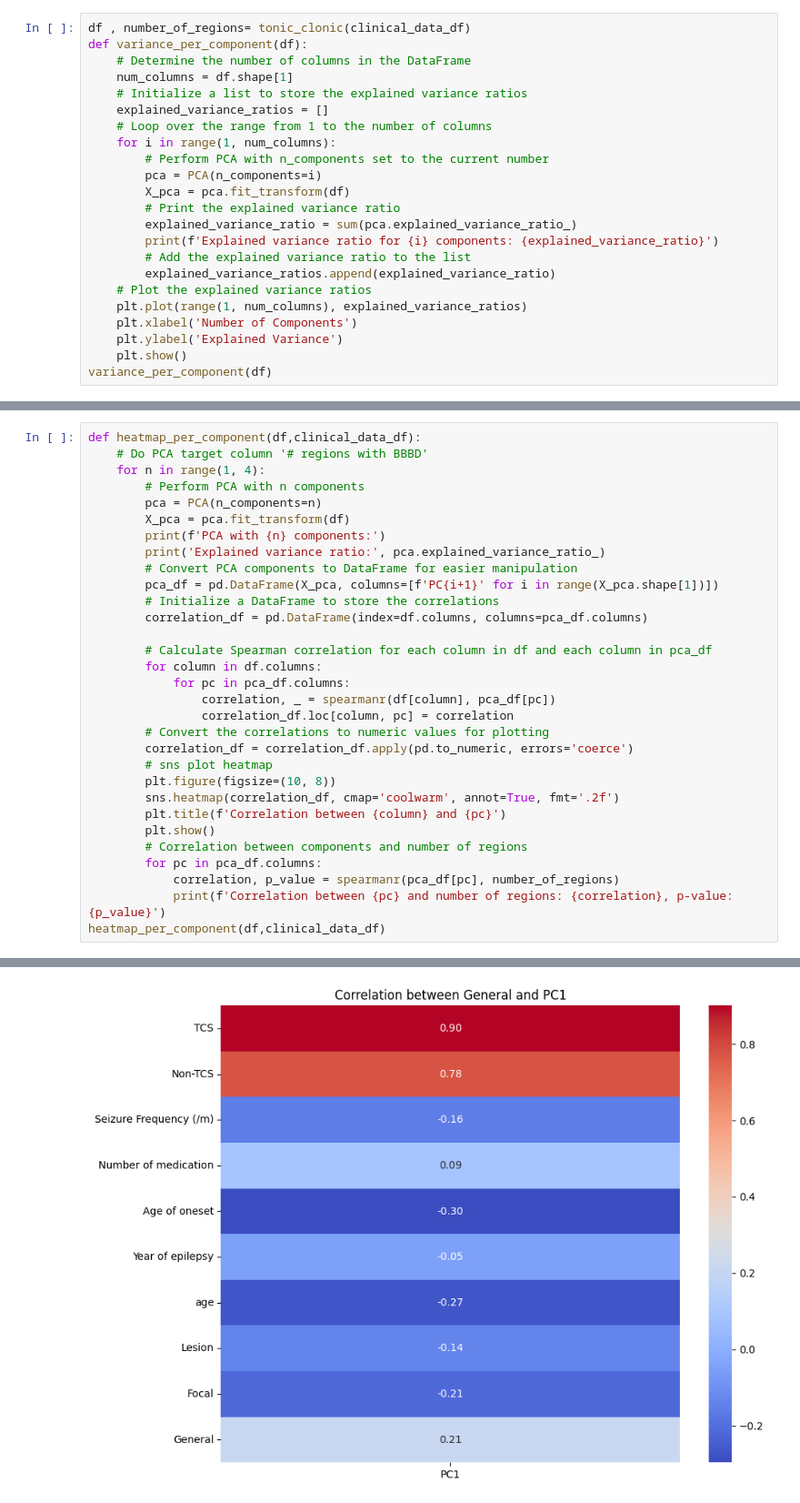
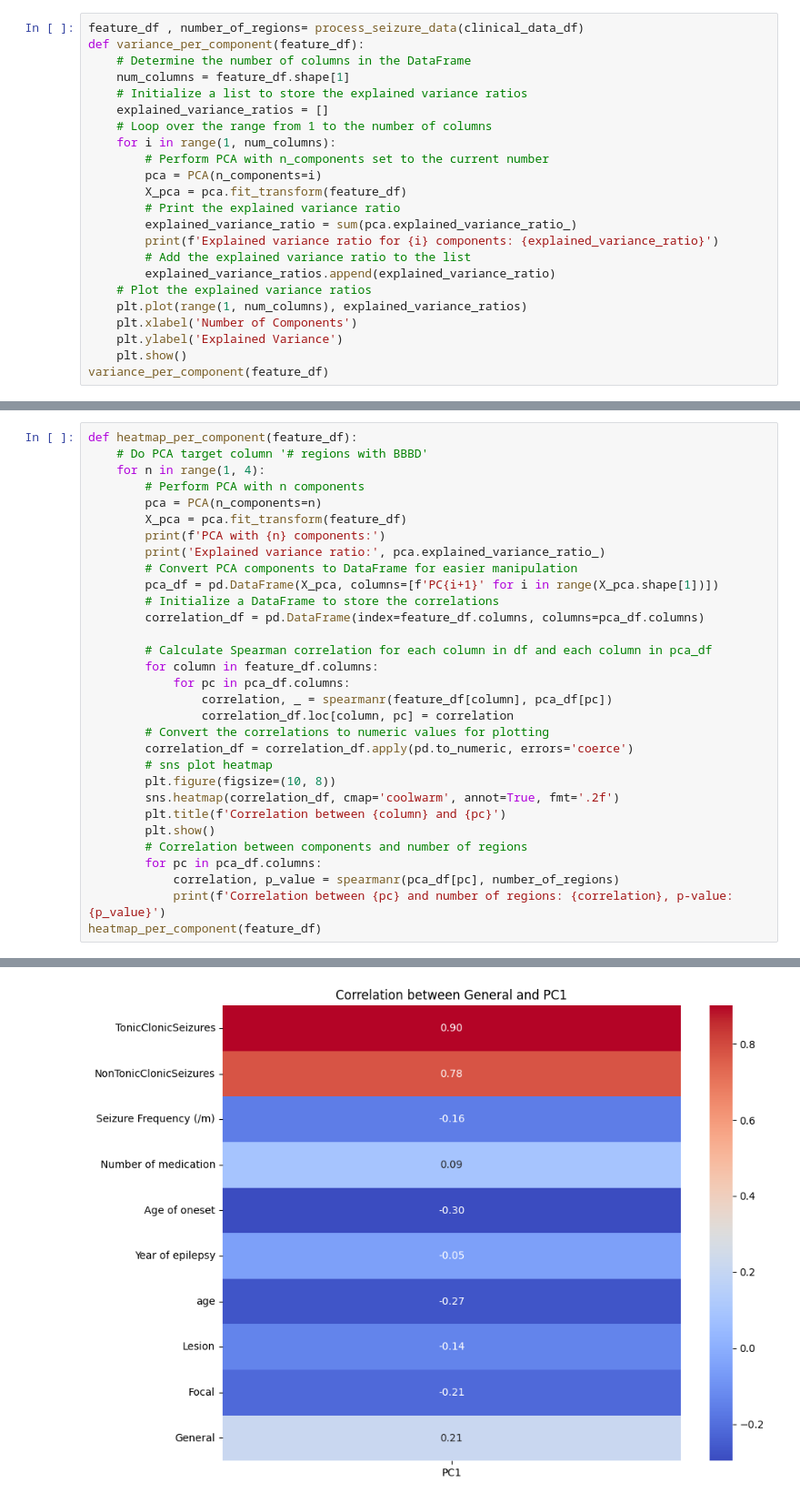
Before and after one commit to nircaf/BBB, a Jupyter notebook: jupy.Ipynb, the cells around one changed output, grey strips where cells are left out. Shown: that part at 91% size. Cells and saved outputs as stored; diff of their text form.

```diff
--- a/jupy.Ipynb
+++ b/jupy.Ipynb
@@ -40,15 +40,15 @@ def tonic_clonic(Epilepsy_clinical_data):
 # %%
-df , number_of_regions= tonic_clonic(clinical_data_df)
-def variance_per_component(df):
+feature_df , number_of_regions= process_seizure_data(clinical_data_df)
+def variance_per_component(feature_df):
     # Determine the number of columns in the DataFrame
-    num_columns = df.shape[1]
+    num_columns = feature_df.shape[1]
     # Initialize a list to store the explained variance ratios
     explained_variance_ratios = []
     # Loop over the range from 1 to the number of columns
     for i in range(1, num_columns):
         # Perform PCA with n_components set to the current number
         pca = PCA(n_components=i)
-        X_pca = pca.fit_transform(df)
+        X_pca = pca.fit_transform(feature_df)
         # Print the explained variance ratio
         explained_variance_ratio = sum(pca.explained_variance_ratio_)
         print(f'Explained variance ratio for {i} components: {explained_variance_ratio}')
@@ -59,7 +59,7 @@ def variance_per_component(df):
     plt.xlabel('Number of Components')
     plt.ylabel('Explained Variance')
     plt.show()
-variance_per_component(df)
+variance_per_component(feature_df)
 # %% [output]
 Explained variance ratio for 1 components: 0.5105634669730468
 Explained variance ratio for 2 components: 0.7066185401428444
@@ -72,40 +72,40 @@ Explained variance ratio for 8 components: 1.0
 Explained variance ratio for 9 components: 1.0
 [figure]
 # %%
-def heatmap_per_component(df,clinical_data_df):
+def heatmap_per_component(feature_df):
     # Do PCA target column '# regions with BBBD'
     for n in range(1, 4):
         # Perform PCA with n components
         pca = PCA(n_components=n)
-        X_pca = pca.fit_transform(df)
+        X_pca = pca.fit_transform(feature_df)
         print(f'PCA with {n} components:')
         print('Explained variance ratio:', pca.explained_variance_ratio_)
         # Convert PCA components to DataFrame for easier manipulation
         pca_df = pd.DataFrame(X_pca, columns=[f'PC{i+1}' for i in range(X_pca.shape[1])])
         # Initialize a DataFrame to store the correlations
-        correlation_df = pd.DataFrame(index=df.columns, columns=pca_df.columns)
+        correlation_df = pd.DataFrame(index=feature_df.columns, columns=pca_df.columns)
 
         # Calculate Spearman correlation for each column in df and each column in pca_df
-        for column in df.columns:
+        for column in feature_df.columns:
             for pc in pca_df.columns:
-                correlation, _ = spearmanr(df[column], pca_df[pc])
+                correlation, _ = spearmanr(feature_df[column], pca_df[pc])
                 correlation_df.loc[column, pc] = correlation
         # Convert the correlations to numeric values for plotting
         correlation_df = correlation_df.apply(pd.to_numeric, errors='coerce')
         # sns plot heatmap
         plt.figure(figsize=(10, 8))
         sns.heatmap(correlation_df, cmap='coolwarm', annot=True, fmt='.2f')
         plt.title(f'Correlation between {column} and {pc}')
         plt.show()
         # Correlation between components and number of regions
         for pc in pca_df.columns:
             correlation, p_value = spearmanr(pca_df[pc], number_of_regions)
             print(f'Correlation between {pc} and number of regions: {correlation}, p-value: {p_value}')
-heatmap_per_component(df,clinical_data_df)
+heatmap_per_component(feature_df)
 # %% [output]
 PCA with 1 components:
 Explained variance ratio: [0.51056347]
-[figure, old version]
+[figure, new version]
 Correlation between PC1 and number of regions: 0.1248018538620388, p-value: 0.38783783318887266
 PCA with 2 components:
 Explained variance ratio: [0.51056347 0.19605507]
```
Also changed, not shown: parts of 3 cells of this notebook, 1 other file.
